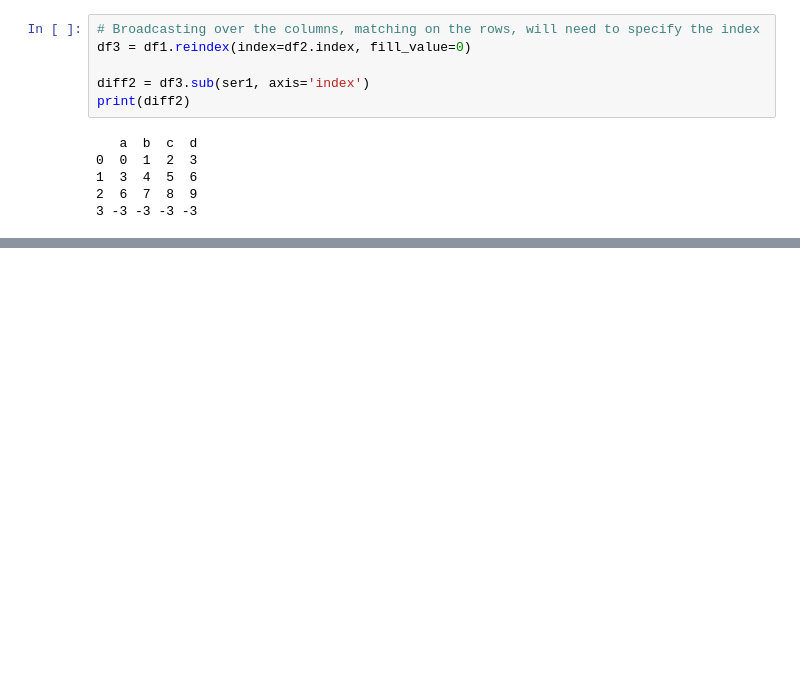
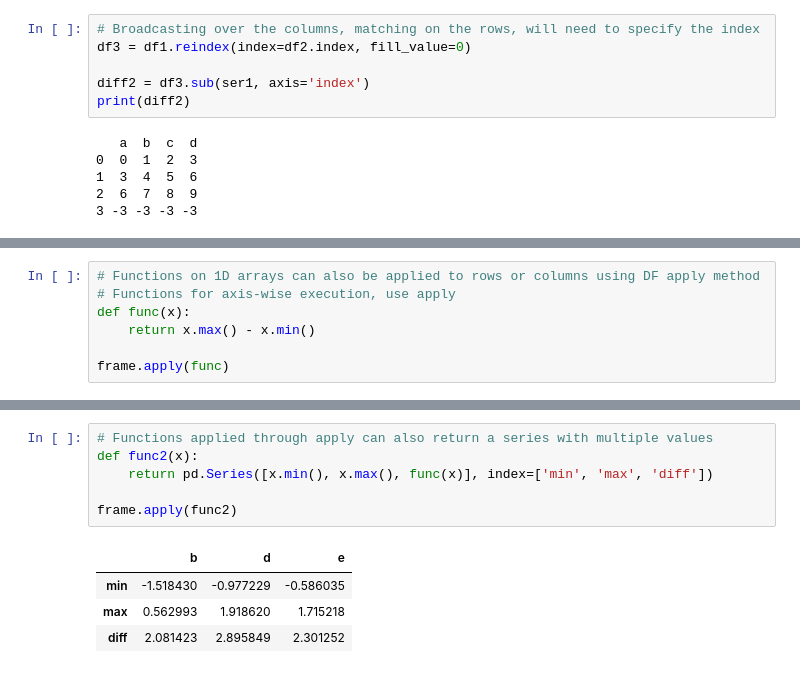
Before and after one commit to kebsolarte/private_playground, a Jupyter notebook: py4da_mckinney/py4da_pandas.ipynb, the cells around one changed output, grey strips where cells are left out. Saved outputs shown, nothing was run; the diff lists cells and outputs as text; blank space fills up the shorter version.

```diff
--- a/py4da_mckinney/py4da_pandas.ipynb
+++ b/py4da_mckinney/py4da_pandas.ipynb
@@ -435,0 +460,7 @@ print(diff2)
+# %%
+# Functions on 1D arrays can also be applied to rows or columns using DF apply method
+# Functions for axis-wise execution, use apply
+def func(x):
+    return x.max() - x.min()
+
+frame.apply(func)
@@ -435,0 +481,11 @@ print(diff2)
+# %%
+# Functions applied through apply can also return a series with multiple values
+def func2(x):
+    return pd.Series([x.min(), x.max(), func(x)], index=['min', 'max', 'diff'])
+
+frame.apply(func2)
+# %% [output]
+|  | b | d | e |
+| min | -1.518430 | -0.977229 | -0.586035 |
+| max | 0.562993 | 1.918620 | 1.715218 |
+| diff | 2.081423 | 2.895849 | 2.301252 |
```
Also changed, not shown: parts of 17 cells of this notebook.
